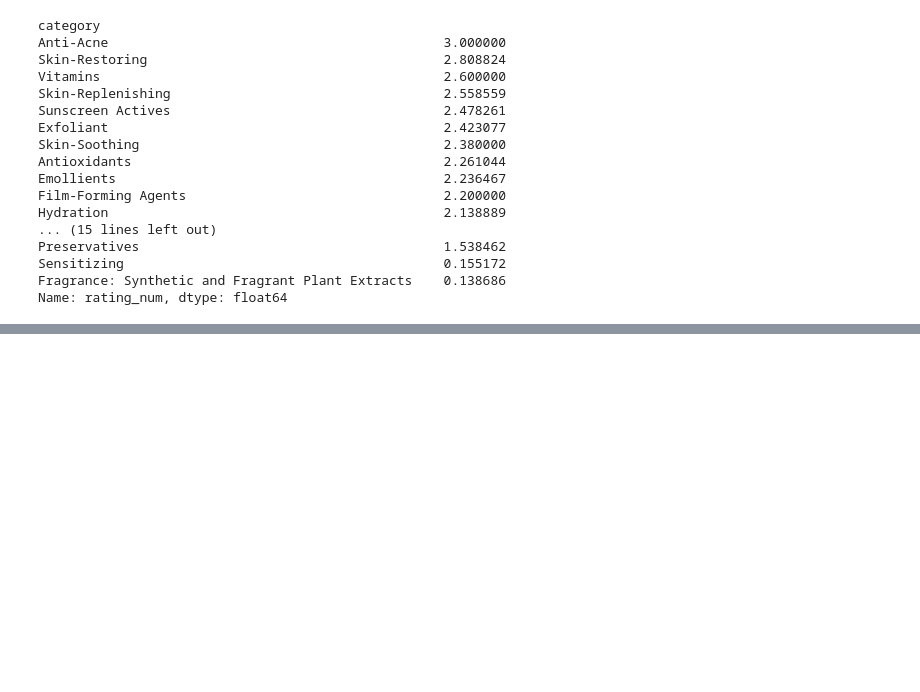
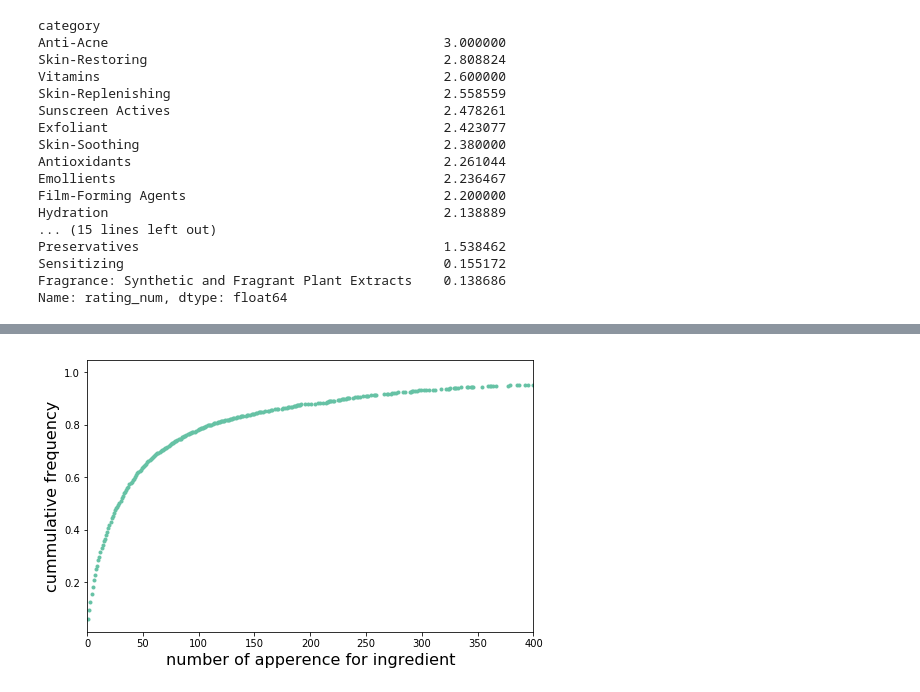
Before and after one commit to NoxMoon/inside_beauty, a Jupyter notebook: eda/exploratory_data_analysis.ipynb, the cells around one changed output, grey strips where cells are left out. Drawn from its saved outputs; the diff is of its cells as text; code cells hidden in the pictures; blank space fills up the shorter version.

```diff
--- a/eda/exploratory_data_analysis.ipynb
+++ b/eda/exploratory_data_analysis.ipynb
@@ -397,0 +402,17 @@ Name: rating_num, dtype: float64
+# %%
+df = pd.concat([skin_care_df,body_care_df,makeup_df], sort=False).reset_index(drop=True)
+df = df.loc[~df['ingredient'].isnull()]
+df = df.groupby(['product_names','brand']).first()
+ingredient_count_df = get_matching_ingredient_count(df)
+
+cumfreq = ingredient_count_df.sum().value_counts().sort_index().cumsum()
+cumfreq = cumfreq/cumfreq.max()
+
+plt.figure(figsize=(8,5))
+cumfreq.plot.line(style=['.'])
+plt.xlim(0,400)
+plt.xlabel("number of apperence for ingredient", fontsize=16)
+plt.ylabel("cummulative frequency", fontsize=16)
+plt.show()
+# %% [output]
+[figure, added]
```
Also changed, not shown: parts of 21 cells of this notebook, 6 other files.
